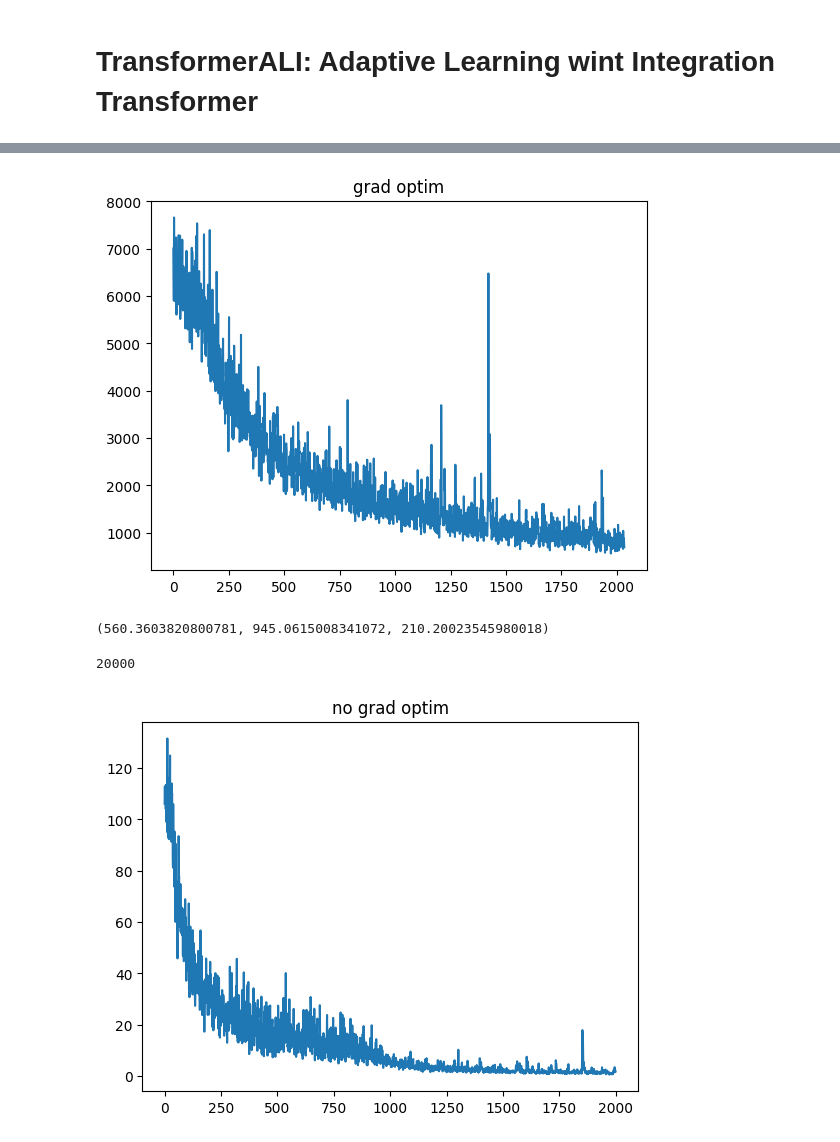
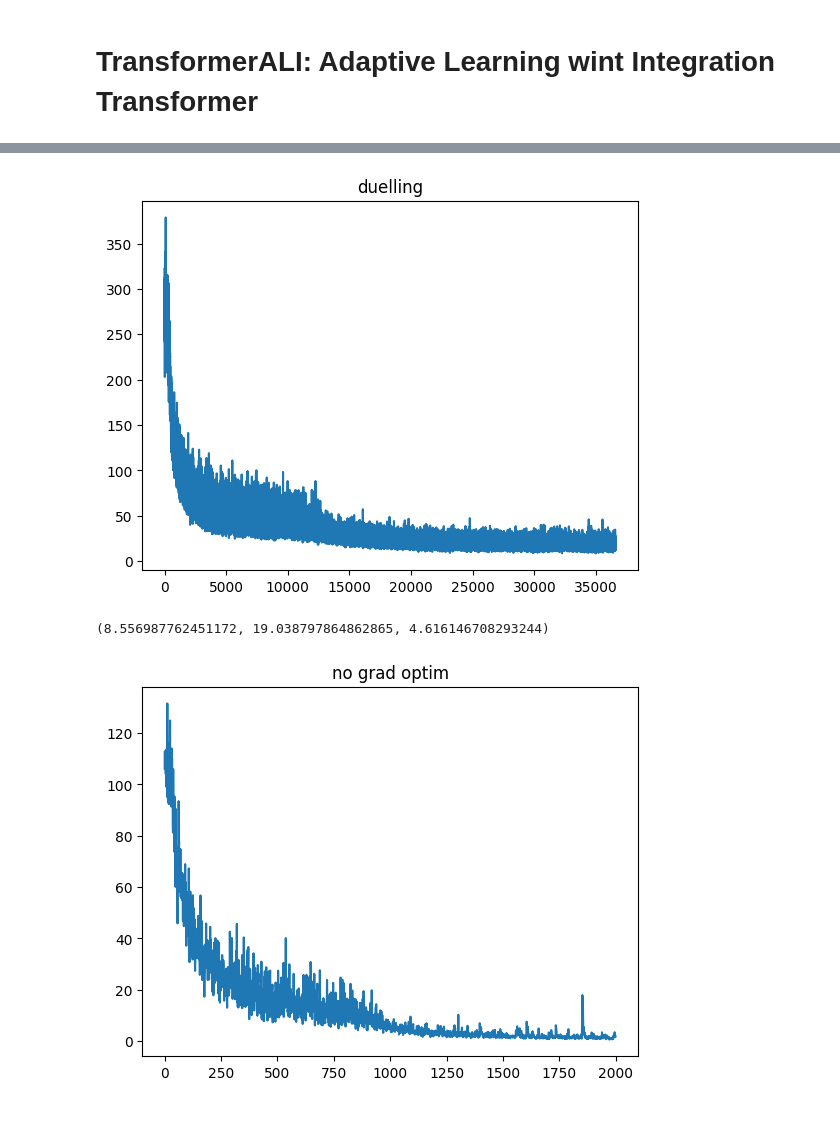
Before and after one commit to alihan-ozturk/attention-is-all-you-need, a Jupyter notebook: Untitled54 (1).ipynb, the cells around one changed output, grey strips where cells are left out. Saved outputs shown, nothing was run; the diff lists cells and outputs as text; code cells hidden in the pictures.

```diff
--- a/Untitled54 (1).ipynb
+++ b/Untitled54 (1).ipynb
@@ -333,21 +129,18 @@ def updateWeightSeq(model, seq):
 # %%
-epoch = 3000
-var = 8
-seqlen = 80
-dmodel = 256
-lr = 5e-5
-seq = 12
-enc = 4
-dec = 4
+epoch = 50000
+var = 5
+seqlen = 40
+dmodel = 512
+lr = 5e-6
 batchSize = 96
-nEncoder = 3
-nDecoder = 2
+nEncoder = 4
+nDecoder = 4
 
 # net = transformerFantasy(seq, var, enc, dec, dmodel).to("cuda")
 net = transformerALI(var, nEncoder, nDecoder, dmodel).to("cuda")
 criterion = nn.MSELoss()
 # criterion2 = CorrelationLoss()
-optimizer = optim.Adam(net.parameters(), lr=lr)
+optimizer = optim.Adam(net.parameters(), lr=lr, weight_decay=0.9995)
 hist = []
 
 minLoss = float('inf')
@@ -398,15 +191,11 @@ KeyboardInterrupt:
 # %%
 plt.plot(hist)
-plt.title("grad optim") # ilk
+plt.title("duelling") # ilk
 plt.show()
 minLoss, np.mean(hist[-len(hist)//4:]), np.std(hist[-len(hist)//4:])
 # %% [output]
-[figure, old version]
+[figure, new version]
-(560.3603820800781, 945.0615008341072, 210.20023545980018)
+(8.556987762451172, 19.038797864862865, 4.616146708293244)
-# %%
-(0.6008660793304443, 1.9025444943308831, 1.4613945146664147)
-# %% [output]
-20000
 # %%
 plt.plot(hist)
 plt.title("no grad optim") # elleme
```
Also changed, not shown: parts of 15 cells of this notebook, 1 other file.
